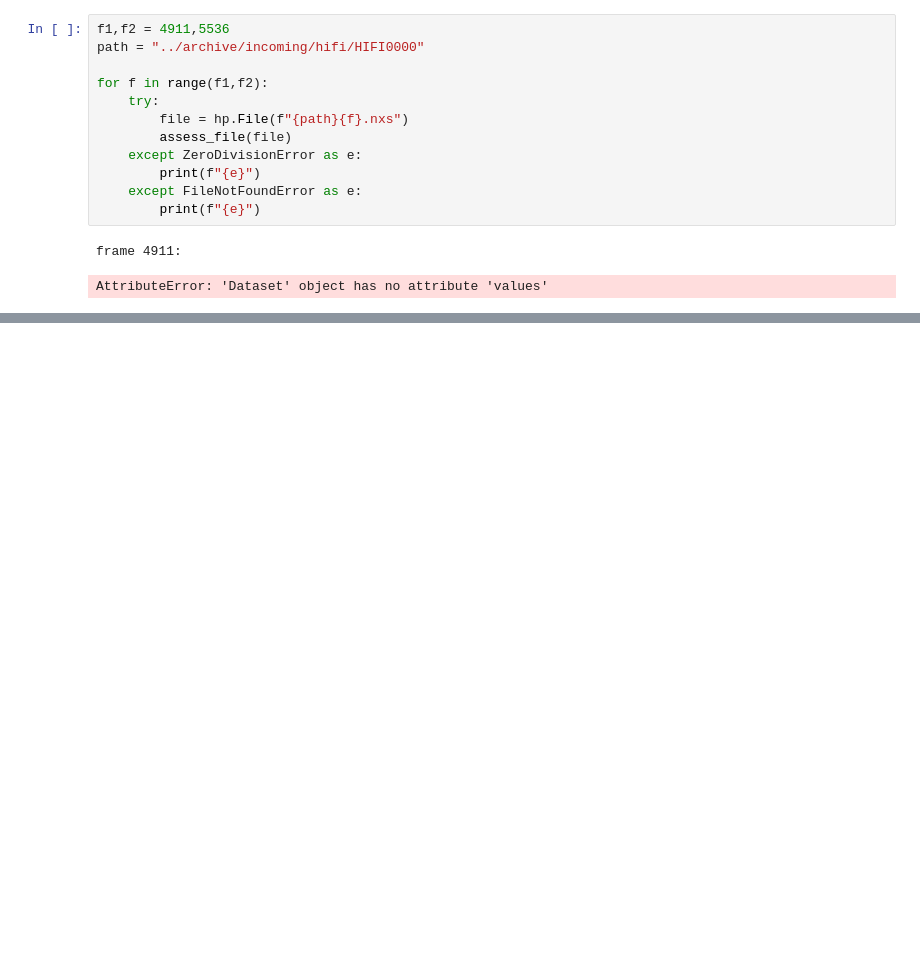
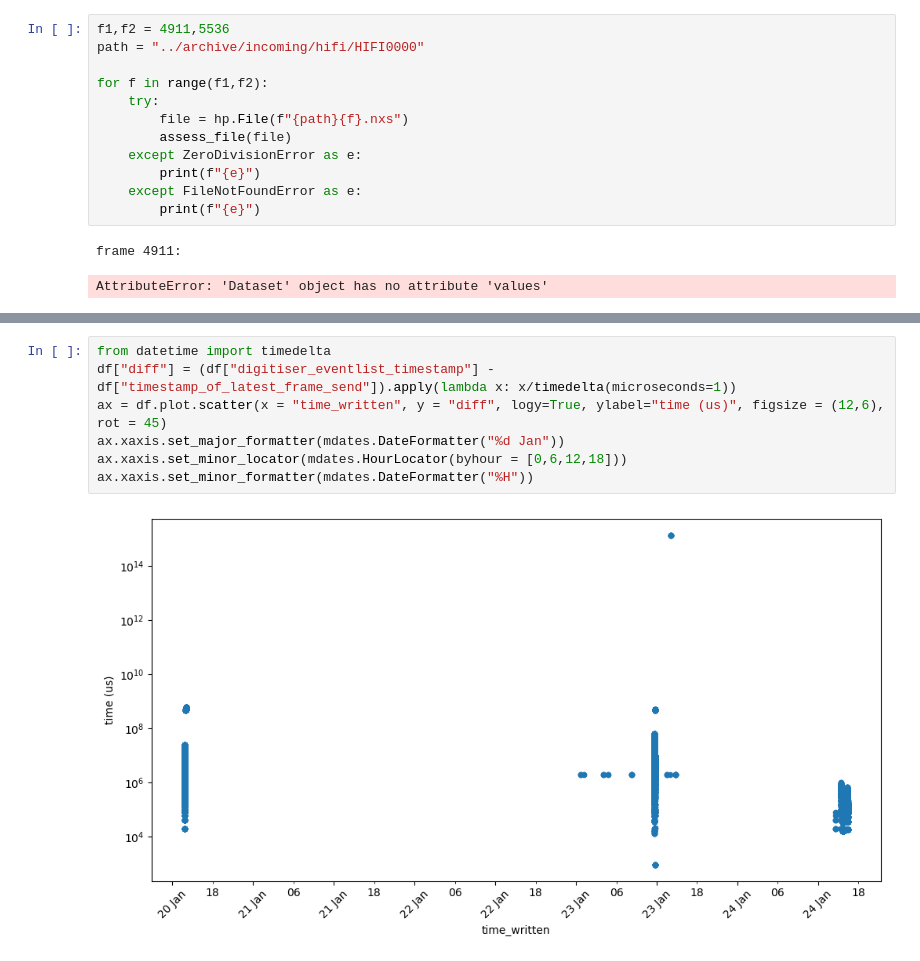
Before and after one commit to Modularius/pipeline-test, a Jupyter notebook: Jupyter/scrap.ipynb, the cells around one changed output, grey strips where cells are left out. Cells and saved outputs as stored; diff of their text form; blank space fills up the shorter version.

```diff
--- a/Jupyter/scrap.ipynb
+++ b/Jupyter/scrap.ipynb
@@ -104,0 +132,9 @@ AttributeError: 'Dataset' object has no attribute 'values'
+# %%
+from datetime import timedelta
+df["diff"] = (df["digitiser_eventlist_timestamp"] - df["timestamp_of_latest_frame_send"]).apply(lambda x: x/timedelta(microseconds=1))
+ax = df.plot.scatter(x = "time_written", y = "diff", logy=True, ylabel="time (us)", figsize = (12,6), rot = 45)
+ax.xaxis.set_major_formatter(mdates.DateFormatter("%d Jan"))
+ax.xaxis.set_minor_locator(mdates.HourLocator(byhour = [0,6,12,18]))
+ax.xaxis.set_minor_formatter(mdates.DateFormatter("%H"))
+# %% [output]
+[figure, added]
```
Also changed, not shown: parts of 3 cells of this notebook, 51 other files.
